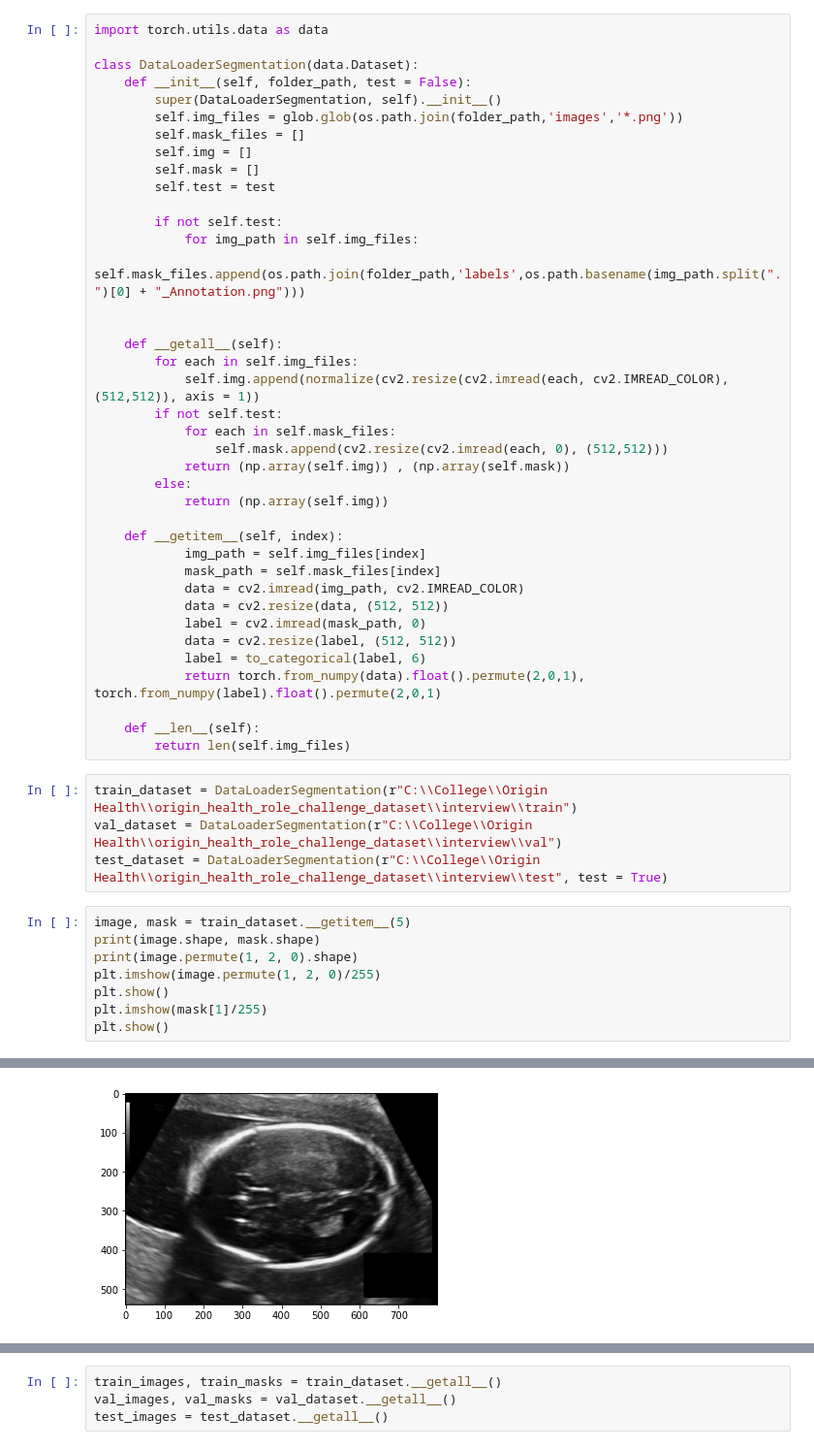
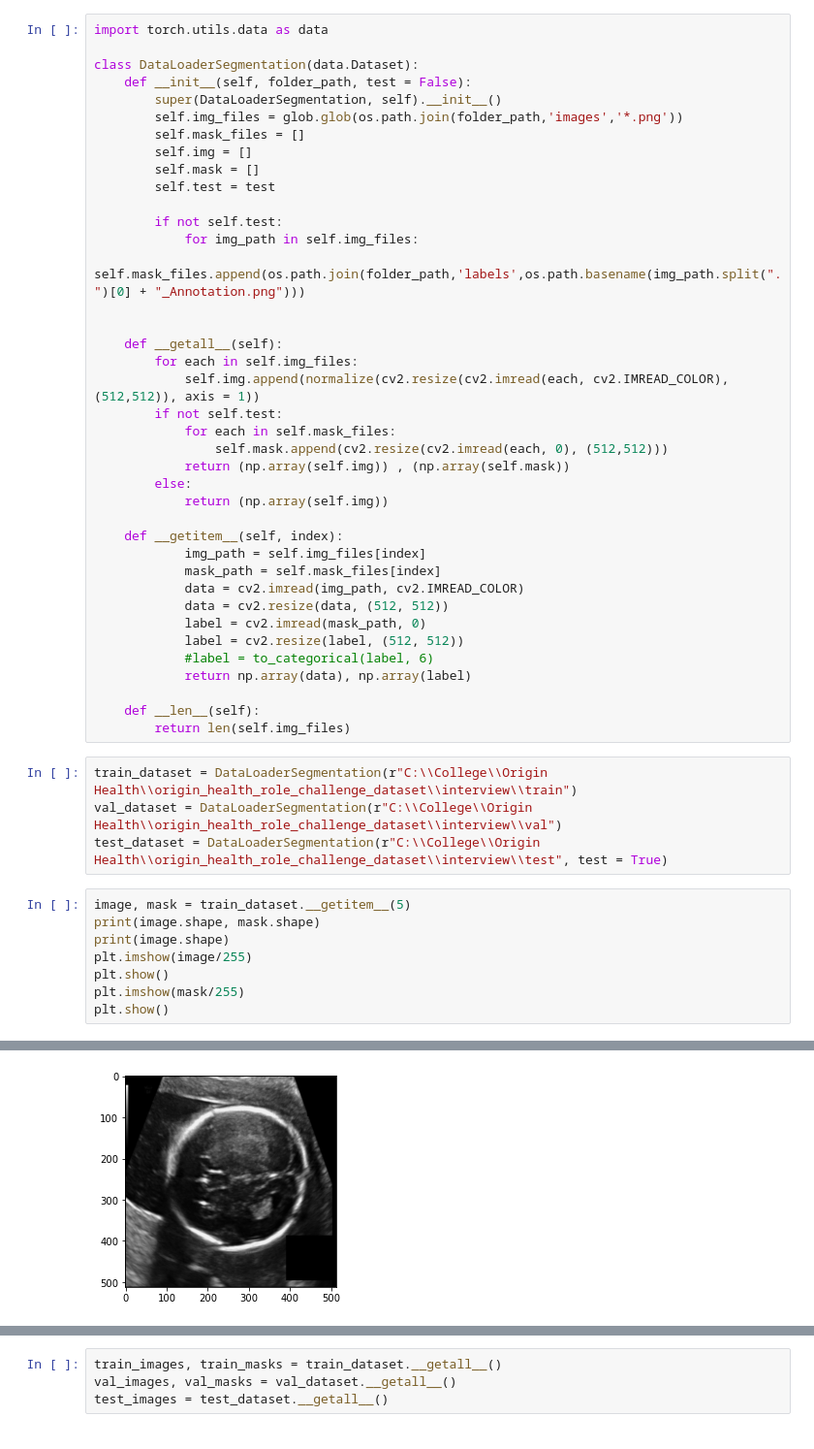
Before and after one commit to xanthan011/fetal-segmentation, a Jupyter notebook: practice-code.ipynb, the cells around one changed output, grey strips where cells are left out. Shown: that part at 97% size. Saved outputs shown, nothing was run; the diff lists cells and outputs as text.

```diff
--- a/practice-code.ipynb
+++ b/practice-code.ipynb
@@ -51,9 +62,9 @@ class DataLoaderSegmentation(data.Dataset):
             data = cv2.imread(img_path, cv2.IMREAD_COLOR)
             data = cv2.resize(data, (512, 512))
             label = cv2.imread(mask_path, 0)
-            data = cv2.resize(label, (512, 512))
-            label = to_categorical(label, 6)
-            return torch.from_numpy(data).float().permute(2,0,1), torch.from_numpy(label).float().permute(2,0,1)
+            label = cv2.resize(label, (512, 512))
+            #label = to_categorical(label, 6)
+            return np.array(data), np.array(label)
 
     def __len__(self):
         return len(self.img_files)
@@ -64,9 +75,9 @@ test_dataset = DataLoaderSegmentation(r"C:\\College\\Origin Health\\origin_healt
 # %%
 image, mask = train_dataset.__getitem__(5)
 print(image.shape, mask.shape)
-print(image.permute(1, 2, 0).shape)
-plt.imshow(image.permute(1, 2, 0)/255)
+print(image.shape)
+plt.imshow(image/255)
 plt.show()
-plt.imshow(mask[1]/255)
+plt.imshow(mask/255)
 plt.show()
 # %% [output]
@@ -75 +86 @@ torch.Size([540, 800, 3])
-[figure, old version]
+[figure, new version]
```
Also changed, not shown: parts of 4 cells of this notebook, 4 other files.
